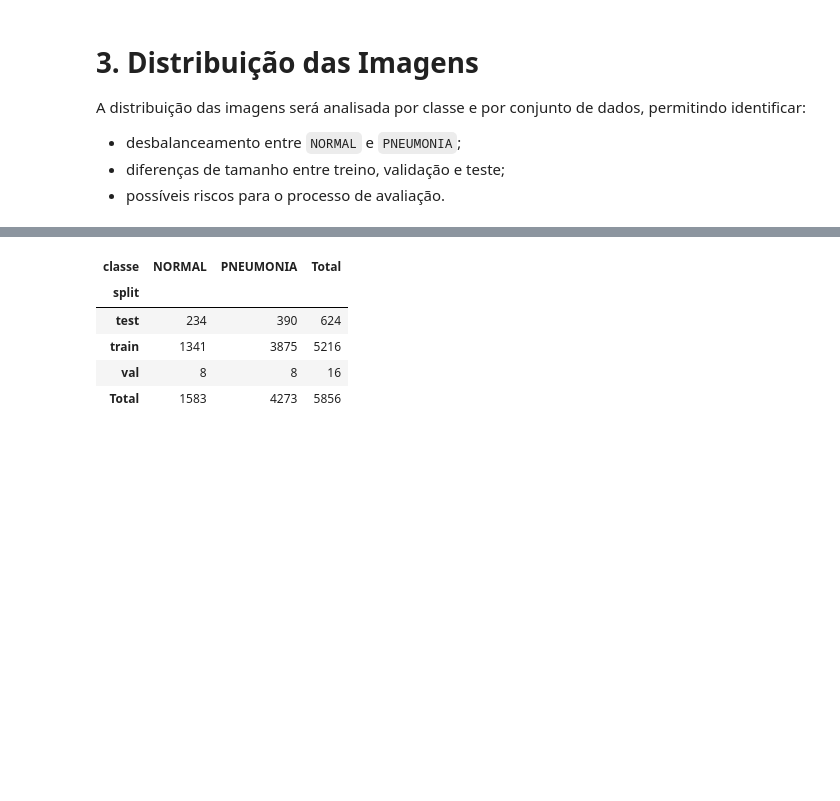
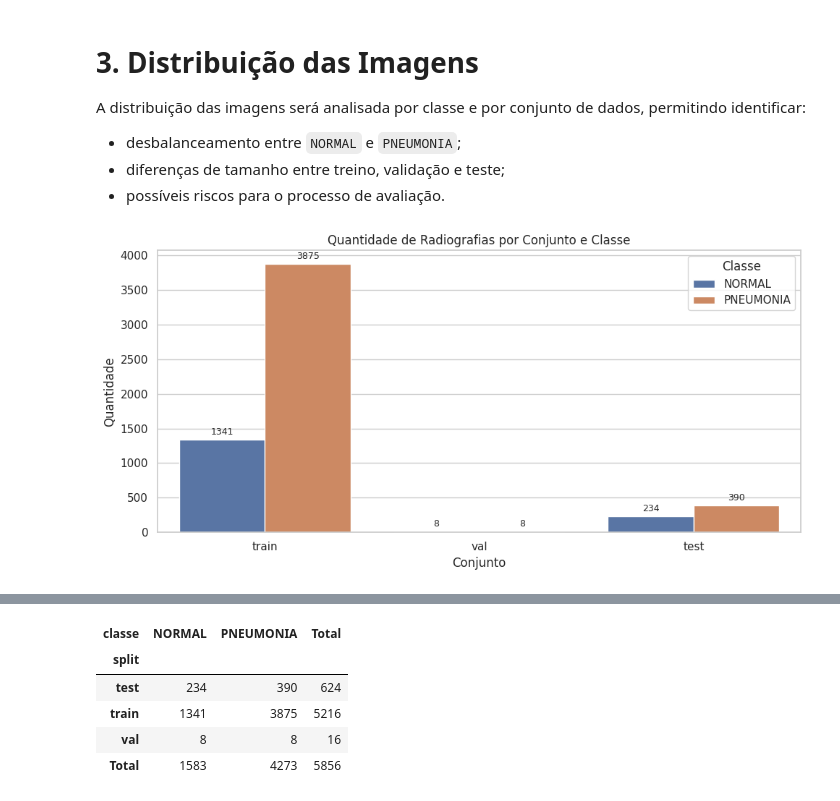
Before and after one commit to ntlcs/fiap-pos-ia-tech-challenge-fase-1-extra-visao-computacional, a Jupyter notebook: 01_Visao_Computacional_Pneumonia.ipynb, the cells around one changed output, grey strips where cells are left out. Saved outputs shown, nothing was run; the diff lists cells and outputs as text; code cells hidden in the pictures; blank space fills up the shorter version.

Commit message:
Finaliza projeto extra: classificação de radiografias torácicas com CNN

```diff
--- a/01_Visao_Computacional_Pneumonia.ipynb
+++ b/01_Visao_Computacional_Pneumonia.ipynb
@@ -242,3 +249,34 @@ A distribuição das imagens será analisada por classe e por conjunto de dados,
 - desbalanceamento entre `NORMAL` e `PNEUMONIA`;
 - diferenças de tamanho entre treino, validação e teste;
 - possíveis riscos para o processo de avaliação.
+# %%
+contagem_plot = (
+    df_imagens
+    .groupby(["split", "classe"])
+    .size()
+    .reset_index(name="quantidade")
+)
+
+ordem_splits = ["train", "val", "test"]
+
+plt.figure(figsize=(10, 5))
+
+ax = sns.barplot(
+    data=contagem_plot,
+    x="split",
+    y="quantidade",
+    hue="classe",
+    order=ordem_splits
+)
+
+for container in ax.containers:
+    ax.bar_label(container, padding=3, fontsize=9)
+
+plt.title("Quantidade de Radiografias por Conjunto e Classe")
+plt.xlabel("Conjunto")
+plt.ylabel("Quantidade")
+plt.legend(title="Classe")
+plt.tight_layout()
+plt.show()
+# %% [output]
+[figure, added]
```
Also changed, not shown: parts of 110 cells of this notebook.
